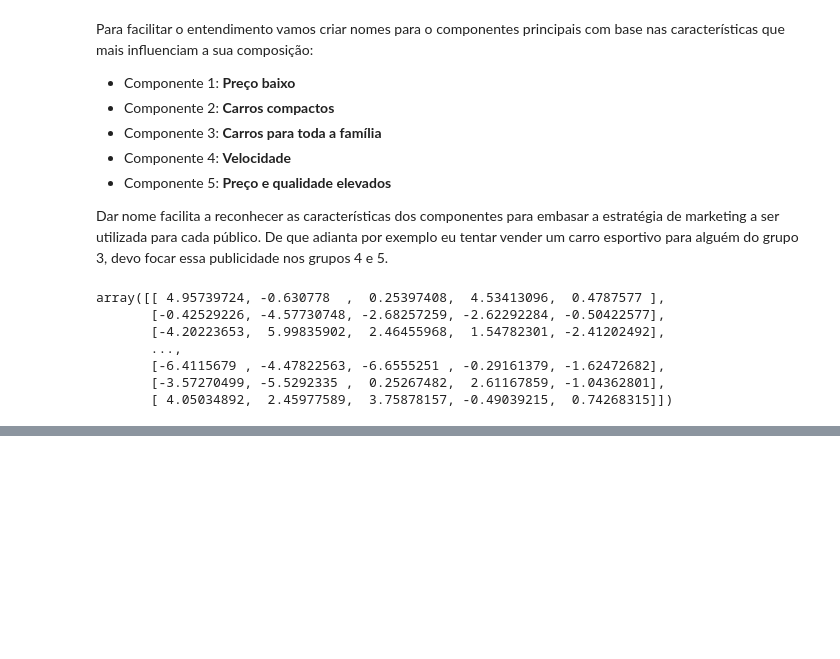
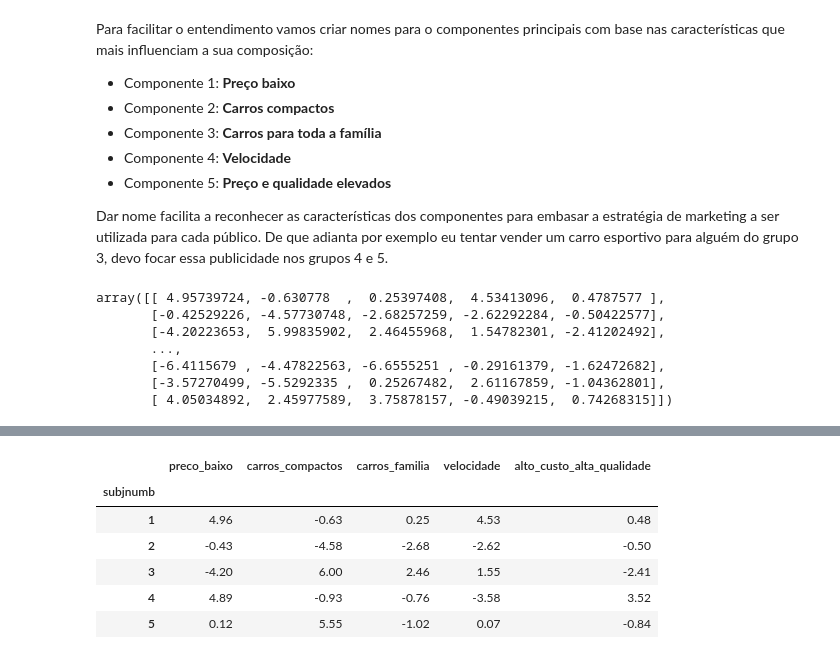
Before and after one commit to rhyanfrazao/projeto-clusterizacao-marketing, a Jupyter notebook: projeto-clusterizacao-kmeans.ipynb, the cells around one changed output, grey strips where cells are left out. Saved outputs shown, nothing was run; the diff lists cells and outputs as text; code cells hidden in the pictures; blank space fills up the shorter version.

```diff
--- a/projeto-clusterizacao-kmeans.ipynb
+++ b/projeto-clusterizacao-kmeans.ipynb
@@ -254,0 +263,14 @@ array([[ 4.95739724, -0.630778  ,  0.25397408,  4.53413096,  0.4787577 ],
+# %%
+# Passando o nome dos componentes para os dados:
+nomes_componentes = ['preco_baixo', 'carros_compactos', 'carros_familia', 'velocidade', 'alto_custo_alta_qualidade']
+
+df_componentes_principais_microvan = pd.DataFrame(componentes_principais_microvan, columns = nomes_componentes, index=df_microvan.index)
+df_componentes_principais_microvan.head()
+# %% [output]
+|  | preco_baixo | carros_compactos | carros_familia | velocidade | alto_custo_alta_qualidade |
+| subjnumb |  |  |  |  |  |
+| 1 | 4.96 | -0.63 | 0.25 | 4.53 | 0.48 |
+| 2 | -0.43 | -4.58 | -2.68 | -2.62 | -0.50 |
+| 3 | -4.20 | 6.00 | 2.46 | 1.55 | -2.41 |
+| 4 | 4.89 | -0.93 | -0.76 | -3.58 | 3.52 |
+| 5 | 0.12 | 5.55 | -1.02 | 0.07 | -0.84 |
```
Also changed, not shown: parts of 2 cells of this notebook.
